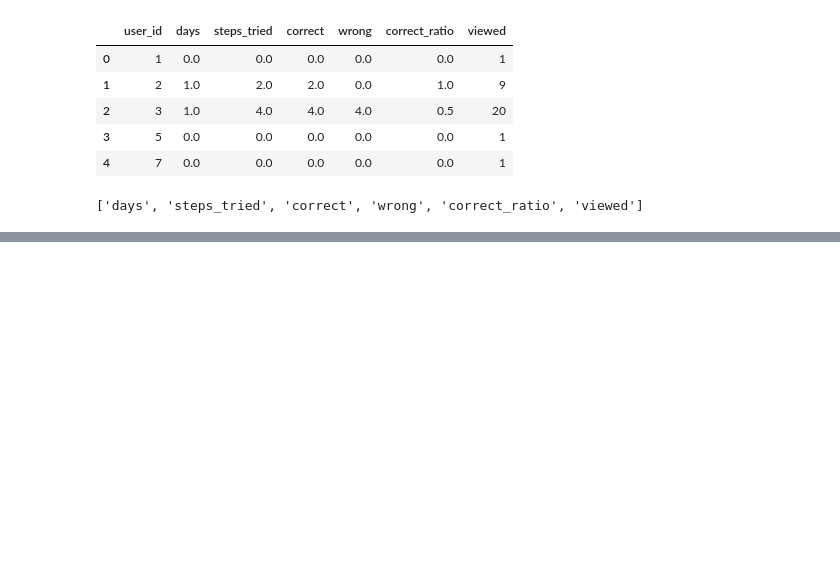
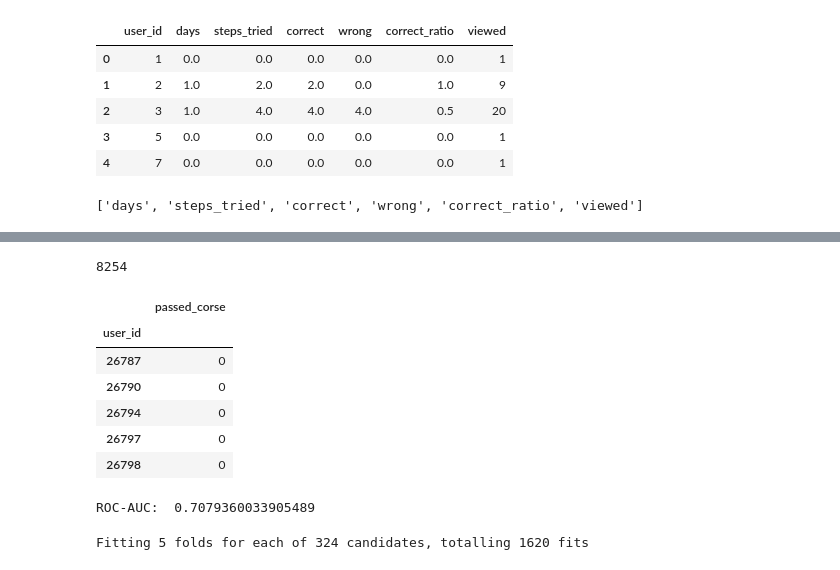
Before and after one commit to Valikpp/ds-training-tasks, a Jupyter notebook: stepik_client_dropout/main.ipynb, the cells around one changed output, grey strips where cells are left out. Saved outputs shown, nothing was run; the diff lists cells and outputs as text; code cells hidden in the pictures; blank space fills up the shorter version.

```diff
--- a/stepik_client_dropout/main.ipynb
+++ b/stepik_client_dropout/main.ipynb
@@ -427,0 +443,12 @@ list(X)
+# %%
+print(len(y))
+y.tail()
+# %% [output]
+8254
+|  | passed_corse |
+| user_id |  |
+| 26787 | 0 |
+| 26790 | 0 |
+| 26794 | 0 |
+| 26797 | 0 |
+| 26798 | 0 |
@@ -427,0 +465,19 @@ list(X)
+# %%
+print("ROC-AUC: ", metrics.roc_auc_score(lin_pred,y_test))
+# %% [output]
+ROC-AUC:  0.7079360033905489
+# %%
+from sklearn.tree import DecisionTreeClassifier
+
+params = {
+    "max_depth" : range(2,len(X_train.columns)),
+    "min_samples_leaf" : range(10,100,10),
+    "min_samples_split" : range(10,100,10),
+}
+
+tree = DecisionTreeClassifier()
+search = GridSearchCV(estimator=tree,cv=5,param_grid=params,verbose=1)
+search.fit(X_train,y_train.values.ravel())
+tree_model = search.best_estimator_
+# %% [output]
+Fitting 5 folds for each of 324 candidates, totalling 1620 fits
```
Also changed, not shown: parts of 17 cells of this notebook, 1 other file.
